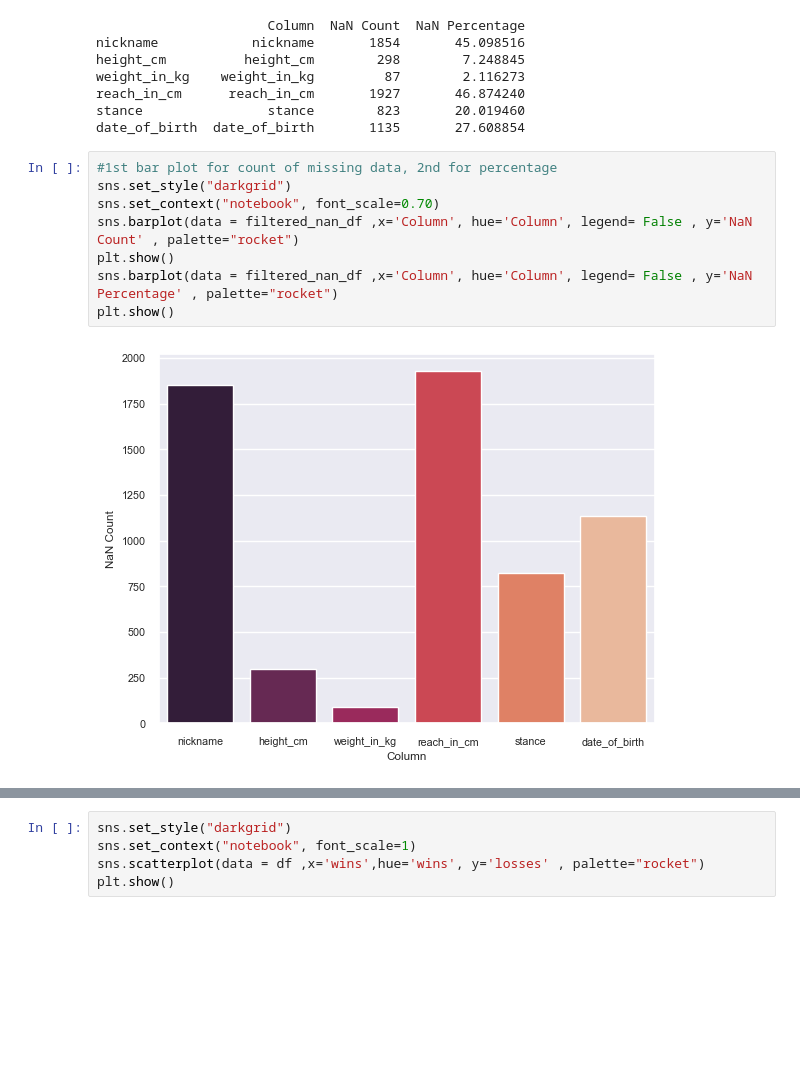
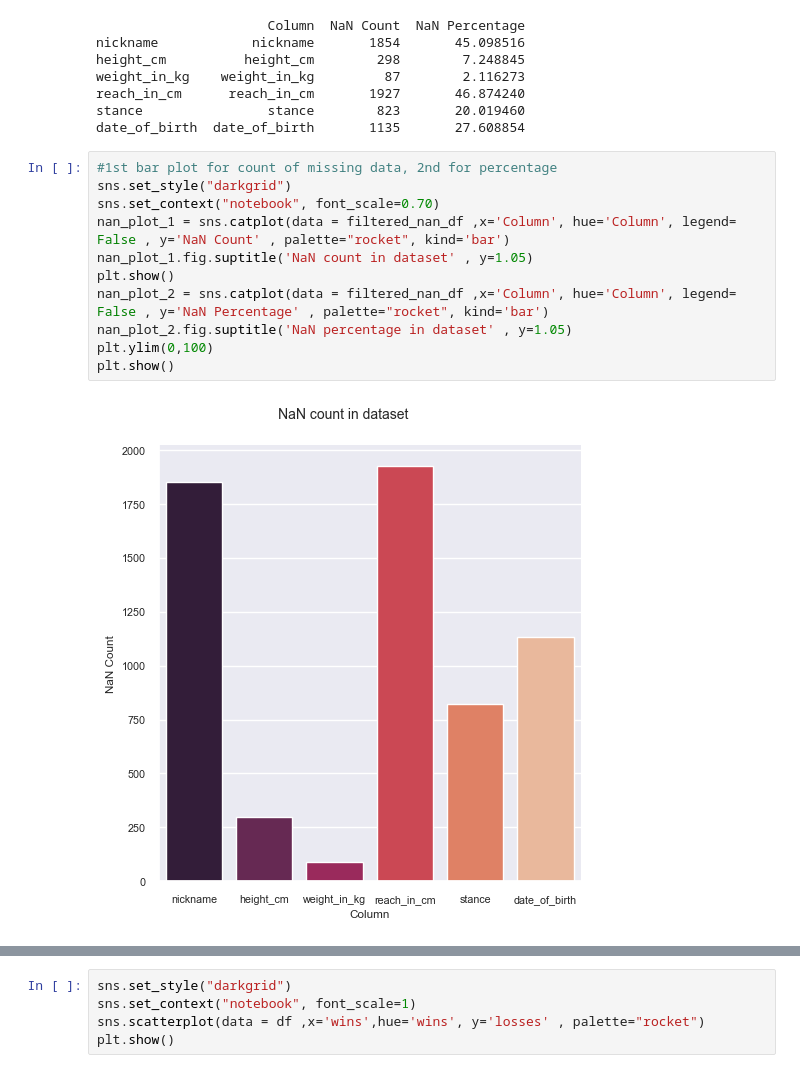
Before and after one commit to Brtsz8/ufc-dataset-analysis, a Jupyter notebook: UFC_analysis_project.ipynb, the cells around one changed output, grey strips where cells are left out. Cells and saved outputs as stored; diff of their text form; blank space fills up the shorter version.

Commit message:
change to looks of some plots, comments

```diff
--- a/UFC_analysis_project.ipynb
+++ b/UFC_analysis_project.ipynb
@@ -114,10 +114,13 @@ date_of_birth  date_of_birth       1135       27.608854
 # %%
 #1st bar plot for count of missing data, 2nd for percentage
 sns.set_style("darkgrid")
 sns.set_context("notebook", font_scale=0.70)
-sns.barplot(data = filtered_nan_df ,x='Column', hue='Column', legend= False , y='NaN Count' , palette="rocket")
+nan_plot_1 = sns.catplot(data = filtered_nan_df ,x='Column', hue='Column', legend= False , y='NaN Count' , palette="rocket", kind='bar')
+nan_plot_1.fig.suptitle('NaN count in dataset' , y=1.05)
 plt.show()
-sns.barplot(data = filtered_nan_df ,x='Column', hue='Column', legend= False , y='NaN Percentage' , palette="rocket")
+nan_plot_2 = sns.catplot(data = filtered_nan_df ,x='Column', hue='Column', legend= False , y='NaN Percentage' , palette="rocket", kind='bar')
+nan_plot_2.fig.suptitle('NaN percentage in dataset' , y=1.05)
+plt.ylim(0,100)
 plt.show()
 # %% [output]
-[figure, old version]
+[figure, new version]
```
Also changed, not shown: parts of 5 cells of this notebook.
